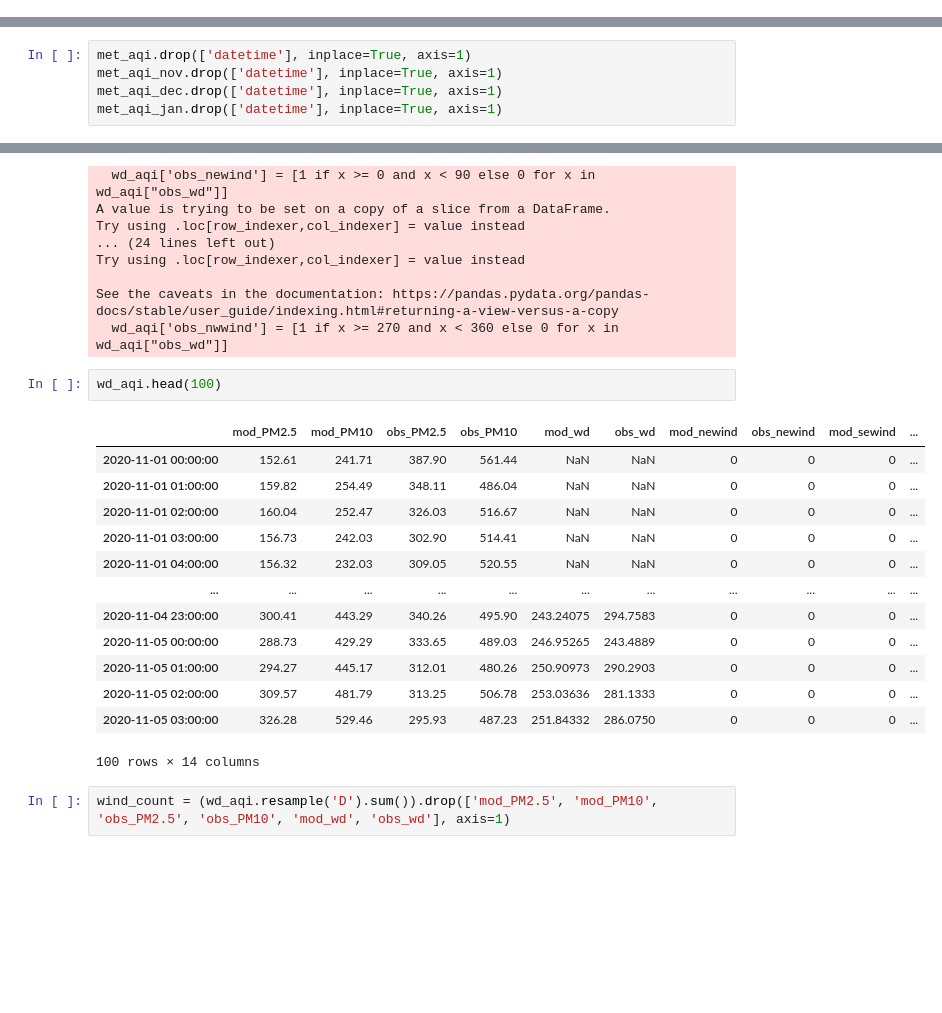
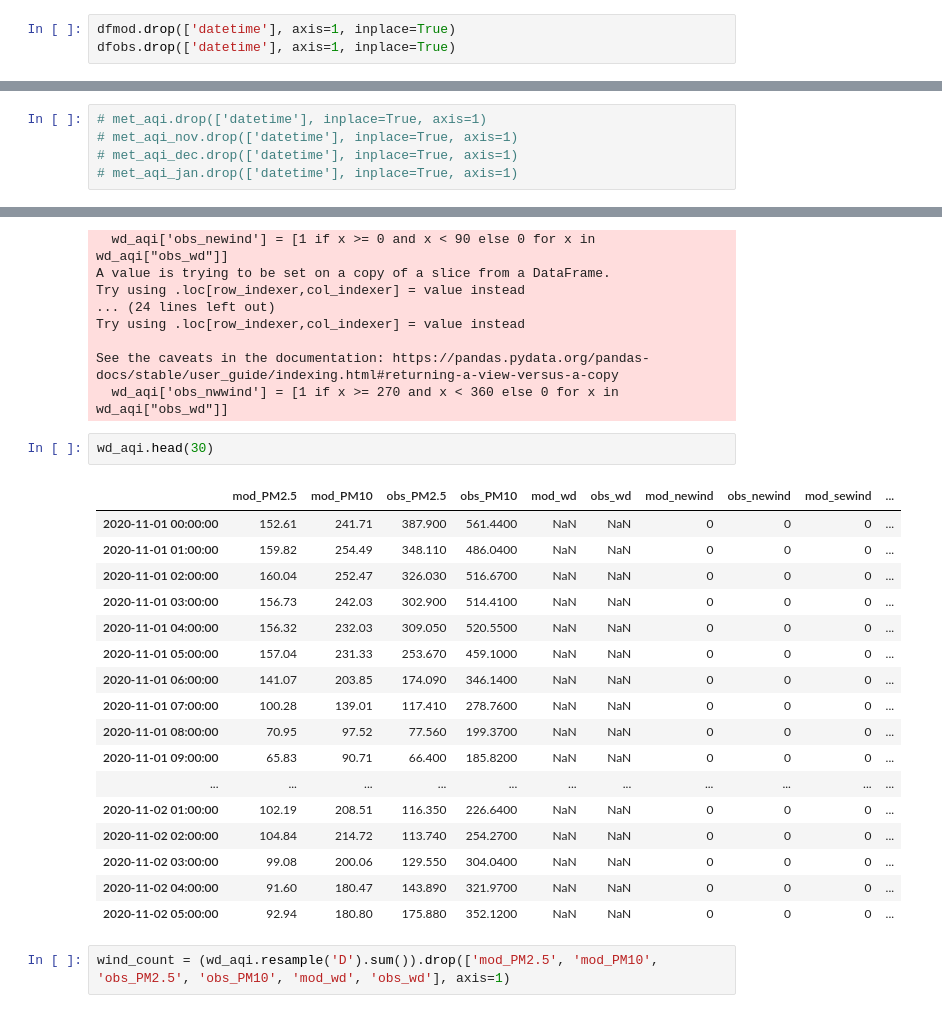
Before and after one commit to adisen99/srfp, a Jupyter notebook: delhi/wind_direction_effect.ipynb, the cells around one changed output, grey strips where cells are left out. Saved outputs shown, nothing was run; the diff lists cells and outputs as text; blank space fills up the shorter version.

```diff
--- a/delhi/wind_direction_effect.ipynb
+++ b/delhi/wind_direction_effect.ipynb
@@ -28,6 +28,9 @@ dfobs = dfobs.drop(['date', 'hour'], axis=1)
 # %%
 dfmod = dfmod.set_index(dfmod.datetime)
 dfobs = dfobs.set_index(dfobs.datetime)
+# %%
+dfmod.drop(['datetime'], axis=1, inplace=True)
+dfobs.drop(['datetime'], axis=1, inplace=True)
 # %%
 # Do interpolatoin of the observed data
 
@@ -89,10 +91,10 @@ met_aqi_nov = pd.concat([dfnov, metnov], axis=1)
 met_aqi_dec = pd.concat([dfdec, metdec], axis=1)
 met_aqi_jan = pd.concat([dfjan, metjan], axis=1)
 # %%
-met_aqi.drop(['datetime'], inplace=True, axis=1)
-met_aqi_nov.drop(['datetime'], inplace=True, axis=1)
-met_aqi_dec.drop(['datetime'], inplace=True, axis=1)
-met_aqi_jan.drop(['datetime'], inplace=True, axis=1)
+# met_aqi.drop(['datetime'], inplace=True, axis=1)
+# met_aqi_nov.drop(['datetime'], inplace=True, axis=1)
+# met_aqi_dec.drop(['datetime'], inplace=True, axis=1)
+# met_aqi_jan.drop(['datetime'], inplace=True, axis=1)
 # %%
 wd_aqi = met_aqi[['mod_PM2.5', 'mod_PM10', 'obs_PM2.5', 'obs_PM10', 'mod_wd', 'obs_wd']]
 wd_aqi_nov = met_aqi_nov[['mod_PM2.5', 'mod_PM10', 'obs_PM2.5', 'obs_PM10', 'mod_wd', 'obs_wd']]
@@ -166,21 +178,25 @@ Try using .loc[row_indexer,col_indexer] = value instead
 See the caveats in the documentation: https://pandas.pydata.org/pandas-docs/stable/user_guide/indexing.html#returning-a-view-versus-a-copy
   wd_aqi['obs_nwwind'] = [1 if x >= 270 and x < 360 else 0 for x in wd_aqi["obs_wd"]]
 # %%
-wd_aqi.head(100)
+wd_aqi.head(30)
 # %% [output]
 |  | mod_PM2.5 | mod_PM10 | obs_PM2.5 | obs_PM10 | mod_wd | obs_wd | mod_newind | obs_newind | mod_sewind | ... |
-| 2020-11-01 00:00:00 | 152.61 | 241.71 | 387.90 | 561.44 | NaN | NaN | 0 | 0 | 0 | ... |
-| 2020-11-01 01:00:00 | 159.82 | 254.49 | 348.11 | 486.04 | NaN | NaN | 0 | 0 | 0 | ... |
-| 2020-11-01 02:00:00 | 160.04 | 252.47 | 326.03 | 516.67 | NaN | NaN | 0 | 0 | 0 | ... |
-| 2020-11-01 03:00:00 | 156.73 | 242.03 | 302.90 | 514.41 | NaN | NaN | 0 | 0 | 0 | ... |
-| 2020-11-01 04:00:00 | 156.32 | 232.03 | 309.05 | 520.55 | NaN | NaN | 0 | 0 | 0 | ... |
+| 2020-11-01 00:00:00 | 152.61 | 241.71 | 387.900 | 561.4400 | NaN | NaN | 0 | 0 | 0 | ... |
+| 2020-11-01 01:00:00 | 159.82 | 254.49 | 348.110 | 486.0400 | NaN | NaN | 0 | 0 | 0 | ... |
+| 2020-11-01 02:00:00 | 160.04 | 252.47 | 326.030 | 516.6700 | NaN | NaN | 0 | 0 | 0 | ... |
+| 2020-11-01 03:00:00 | 156.73 | 242.03 | 302.900 | 514.4100 | NaN | NaN | 0 | 0 | 0 | ... |
+| 2020-11-01 04:00:00 | 156.32 | 232.03 | 309.050 | 520.5500 | NaN | NaN | 0 | 0 | 0 | ... |
+| 2020-11-01 05:00:00 | 157.04 | 231.33 | 253.670 | 459.1000 | NaN | NaN | 0 | 0 | 0 | ... |
+| 2020-11-01 06:00:00 | 141.07 | 203.85 | 174.090 | 346.1400 | NaN | NaN | 0 | 0 | 0 | ... |
+| 2020-11-01 07:00:00 | 100.28 | 139.01 | 117.410 | 278.7600 | NaN | NaN | 0 | 0 | 0 | ... |
+| 2020-11-01 08:00:00 | 70.95 | 97.52 | 77.560 | 199.3700 | NaN | NaN | 0 | 0 | 0 | ... |
+| 2020-11-01 09:00:00 | 65.83 | 90.71 | 66.400 | 185.8200 | NaN | NaN | 0 | 0 | 0 | ... |
 | ... | ... | ... | ... | ... | ... | ... | ... | ... | ... | ... |
-| 2020-11-04 23:00:00 | 300.41 | 443.29 | 340.26 | 495.90 | 243.24075 | 294.7583 | 0 | 0 | 0 | ... |
-| 2020-11-05 00:00:00 | 288.73 | 429.29 | 333.65 | 489.03 | 246.95265 | 243.4889 | 0 | 0 | 0 | ... |
-| 2020-11-05 01:00:00 | 294.27 | 445.17 | 312.01 | 480.26 | 250.90973 | 290.2903 | 0 | 0 | 0 | ... |
-| 2020-11-05 02:00:00 | 309.57 | 481.79 | 313.25 | 506.78 | 253.03636 | 281.1333 | 0 | 0 | 0 | ... |
-| 2020-11-05 03:00:00 | 326.28 | 529.46 | 295.93 | 487.23 | 251.84332 | 286.0750 | 0 | 0 | 0 | ... |
+| 2020-11-02 01:00:00 | 102.19 | 208.51 | 116.350 | 226.6400 | NaN | NaN | 0 | 0 | 0 | ... |
+| 2020-11-02 02:00:00 | 104.84 | 214.72 | 113.740 | 254.2700 | NaN | NaN | 0 | 0 | 0 | ... |
+| 2020-11-02 03:00:00 | 99.08 | 200.06 | 129.550 | 304.0400 | NaN | NaN | 0 | 0 | 0 | ... |
+| 2020-11-02 04:00:00 | 91.60 | 180.47 | 143.890 | 321.9700 | NaN | NaN | 0 | 0 | 0 | ... |
+| 2020-11-02 05:00:00 | 92.94 | 180.80 | 175.880 | 352.1200 | NaN | NaN | 0 | 0 | 0 | ... |
-100 rows × 14 columns
 # %%
 wind_count = (wd_aqi.resample('D').sum()).drop(['mod_PM2.5', 'mod_PM10', 'obs_PM2.5', 'obs_PM10', 'mod_wd', 'obs_wd'], axis=1)
 # %%
```
Also changed, not shown: parts of 28 cells of this notebook, 2 other files.
